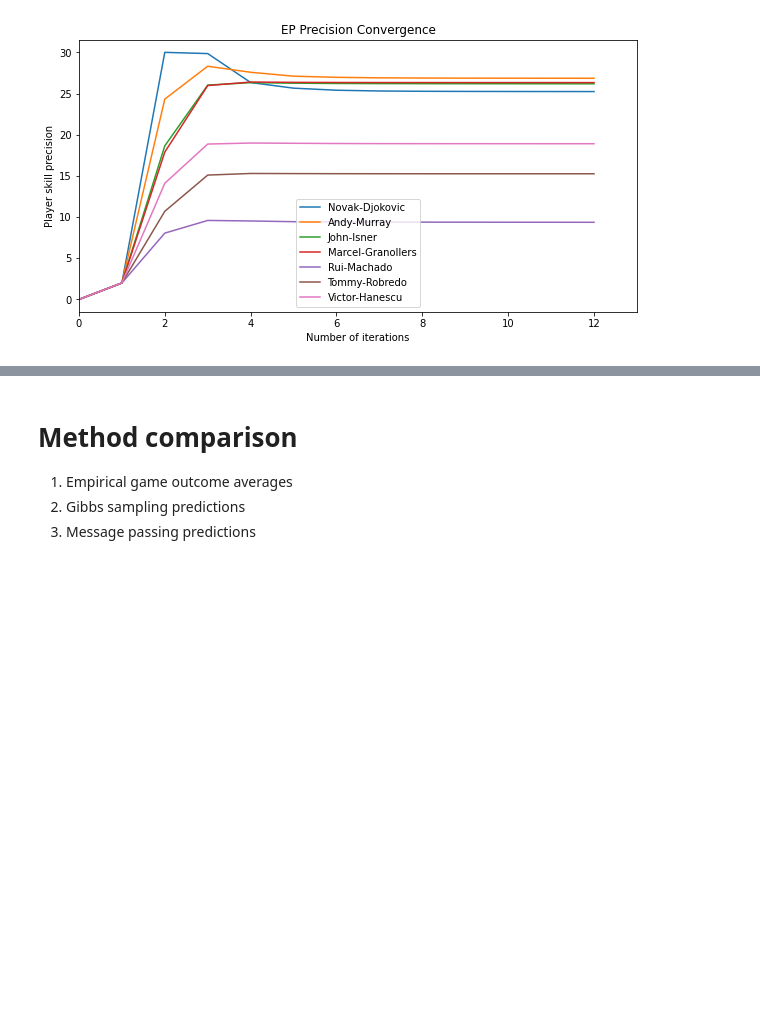
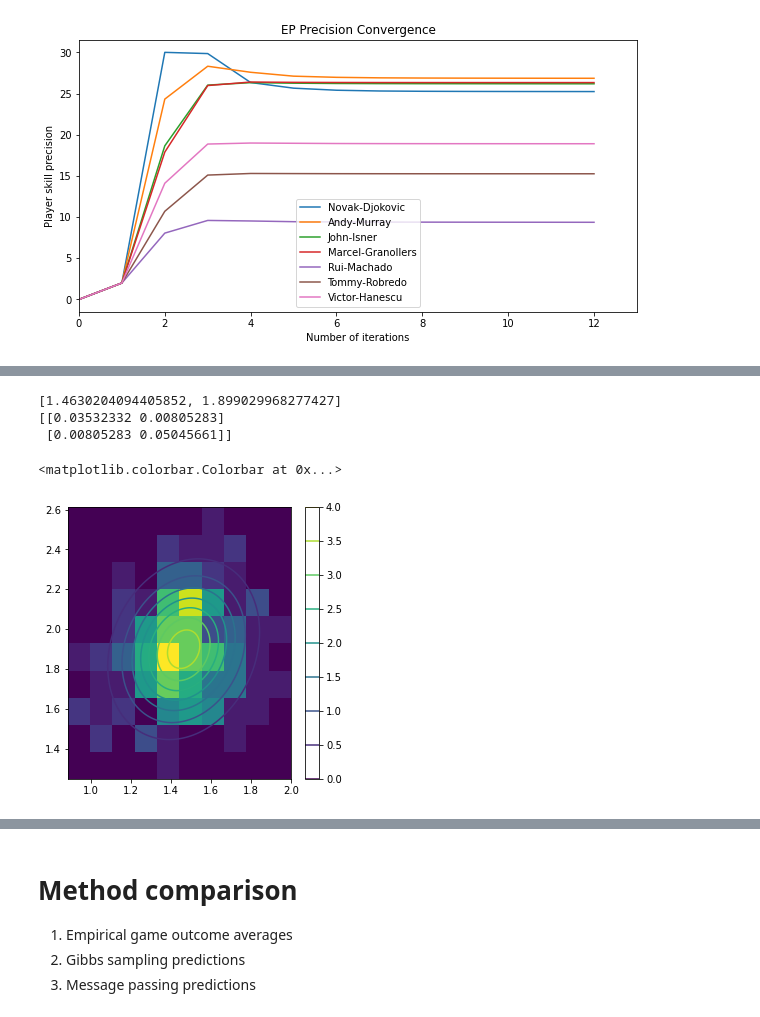
Before and after one commit to LozzaTray/4F10, a Jupyter notebook: C2/code/coursework2.ipynb, the cells around one changed output, grey strips where cells are left out. Saved outputs shown, nothing was run; the diff lists cells and outputs as text; code cells hidden in the pictures; blank space fills up the shorter version.

```diff
--- a/C2/code/coursework2.ipynb
+++ b/C2/code/coursework2.ipynb
@@ -190,0 +231,26 @@ plt.legend(W[p_arr][:,0])
+# %%
+from scipy.stats import multivariate_normal
+
+
+mean_vector = [np.mean(nadal_samples), np.mean(djokovic_samples)]
+cov_matrix = np.cov(nadal_samples, djokovic_samples)
+
+print(mean_vector)
+print(cov_matrix)
+
+lower = 1
+upper= 2.5
+x, y = np.mgrid[lower:upper:.01, lower:upper:.01]
+pos = np.dstack((x, y))
+rv = multivariate_normal(mean=mean_vector, cov=cov_matrix)
+fig = plt.figure(figsize=((5,5)))
+ax = fig.add_subplot(111)
+cs = ax.contour(x, y, rv.pdf(pos))
+ax.hist2d(nadal_samples, djokovic_samples, bins=[10, 10], density=True)
+fig.colorbar(cs)
+# %% [output]
+[1.4630204094405852, 1.899029968277427]
+[[0.03532332 0.00805283]
+ [0.00805283 0.05045661]]
+<matplotlib.colorbar.Colorbar at 0x...>
+[figure, added]
```
Also changed, not shown: parts of 4 cells of this notebook, 7 other files.
